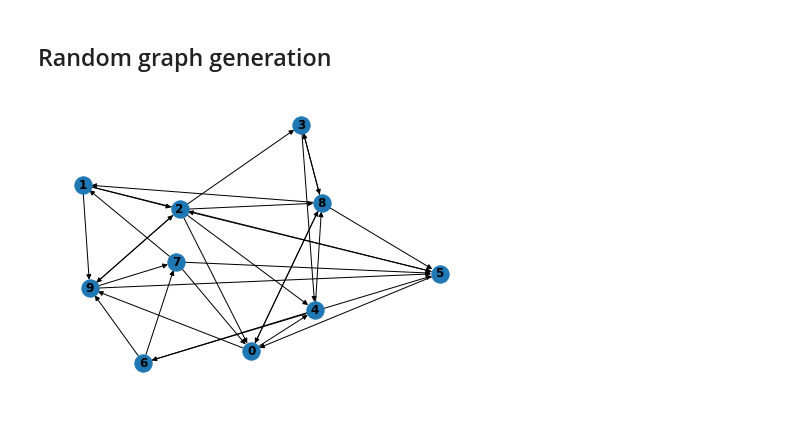
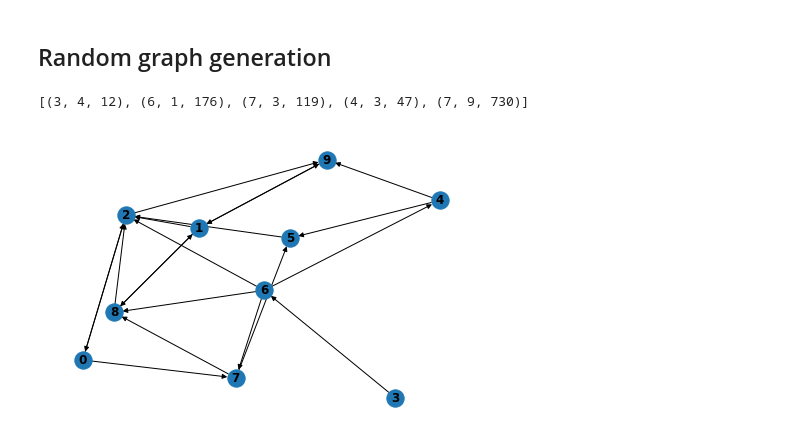
Before and after one commit to williamgarr/Eval-Opti, a Jupyter notebook: Flot-Multiobjectifs/graph_examples.ipynb, the cells around one changed output. Saved outputs shown, nothing was run; the diff lists cells and outputs as text; code cells hidden in the pictures.

```diff
--- a/Flot-Multiobjectifs/graph_examples.ipynb
+++ b/Flot-Multiobjectifs/graph_examples.ipynb
@@ -22,7 +26,9 @@ nwx.draw(cyclic_graph, with_labels=True, font_weight='bold')
 # %% [markdown]
 ## Random graph generation
 # %%
-random_graph = graph_gen.gen_random_graph(10, 0.3)
+random_demand, random_graph = graph_gen.gen_random_graph(10, 0.3)
 nwx.draw(random_graph, with_labels=True, font_weight='bold')
+print(random_demand)
 # %% [output]
+[(3, 4, 12), (6, 1, 176), (7, 3, 119), (4, 3, 47), (7, 9, 730)]
-[figure, old version]
+[figure, new version]
```
Also changed, not shown: parts of 2 cells of this notebook, 9 other files.
